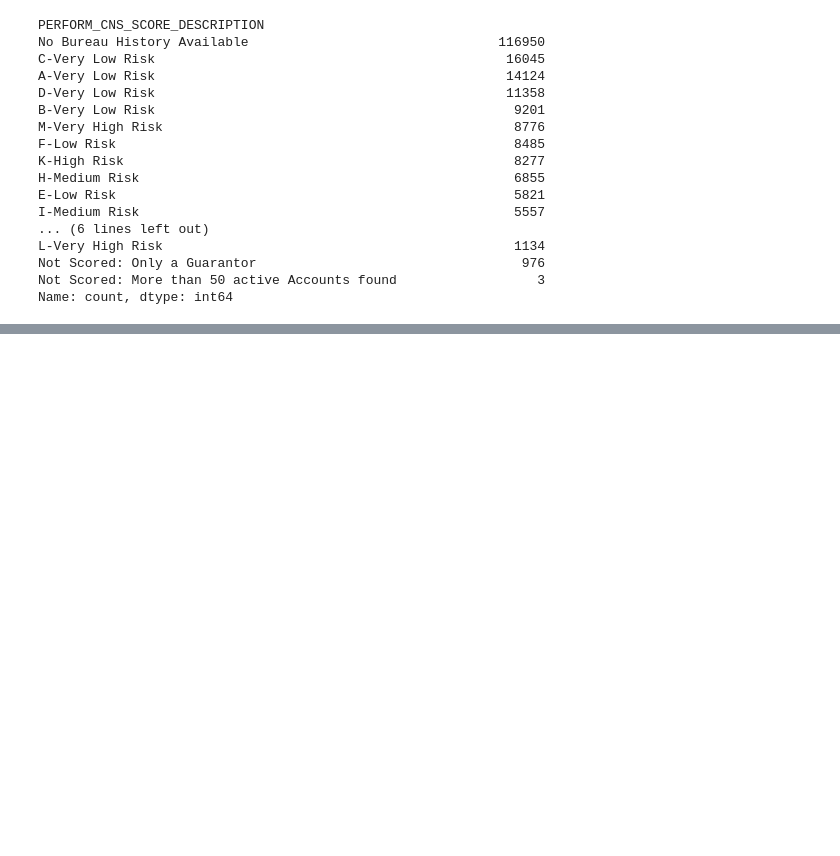
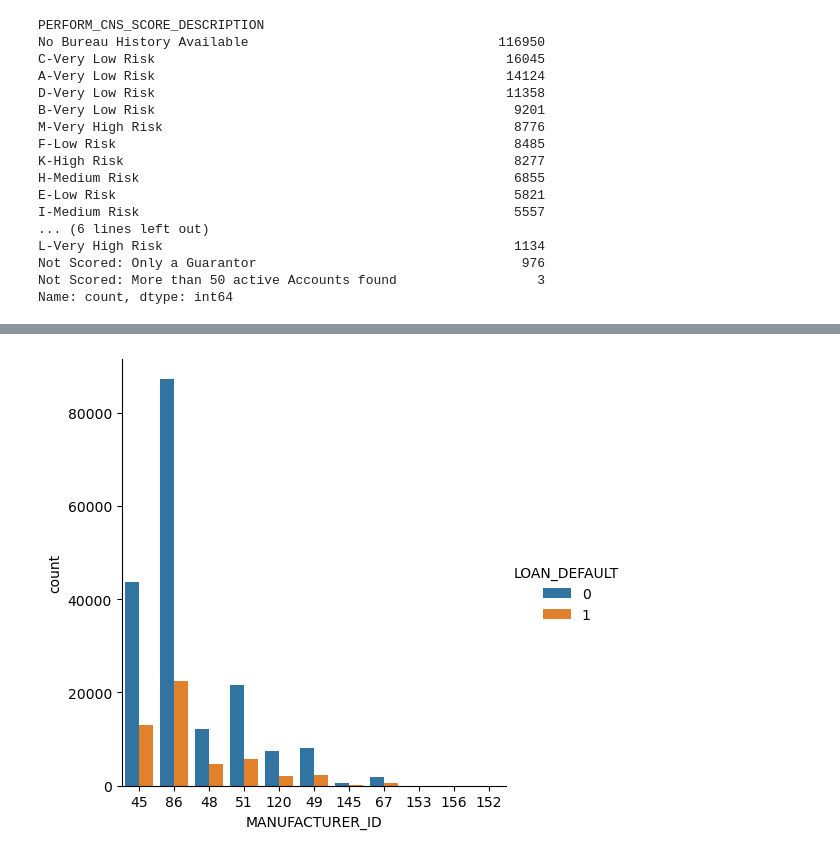
Before and after one commit to samiralikperov/python-portfolio, a Jupyter notebook: CFI/Loan Default Prediction with ML.ipynb, the cells around one changed output, grey strips where cells are left out. Drawn from its saved outputs; the diff is of its cells as text; code cells hidden in the pictures; blank space fills up the shorter version.

```diff
--- a/CFI/Loan Default Prediction with ML.ipynb
+++ b/CFI/Loan Default Prediction with ML.ipynb
@@ -337,0 +453,8 @@ Name: count, dtype: int64
+# %%
+loan_df['MANUFACTURER_ID'] = loan_df['MANUFACTURER_ID'].astype(str)
+loan_df['LOAN_DEFAULT'] = loan_df['LOAN_DEFAULT'].astype(str)
+
+sns.catplot(data=loan_df,kind='count',x='MANUFACTURER_ID',hue='LOAN_DEFAULT')
+plt.show()
+# %% [output]
+[figure, added]
```
Also changed, not shown: parts of 30 cells of this notebook.
